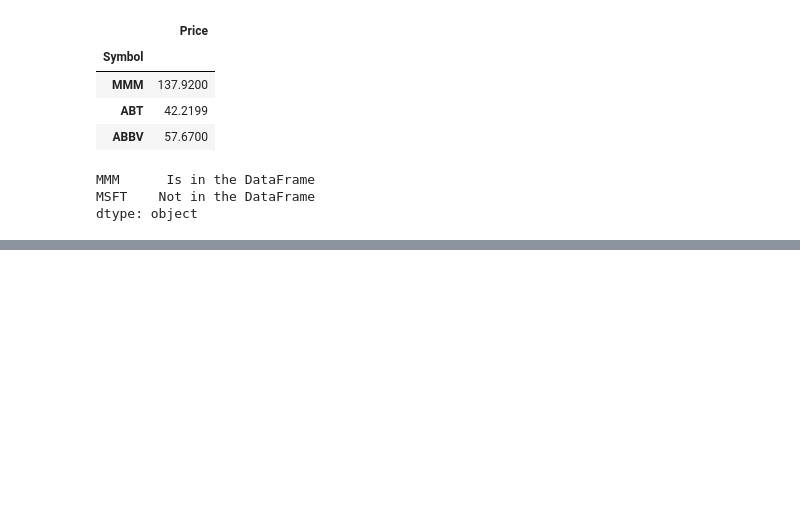
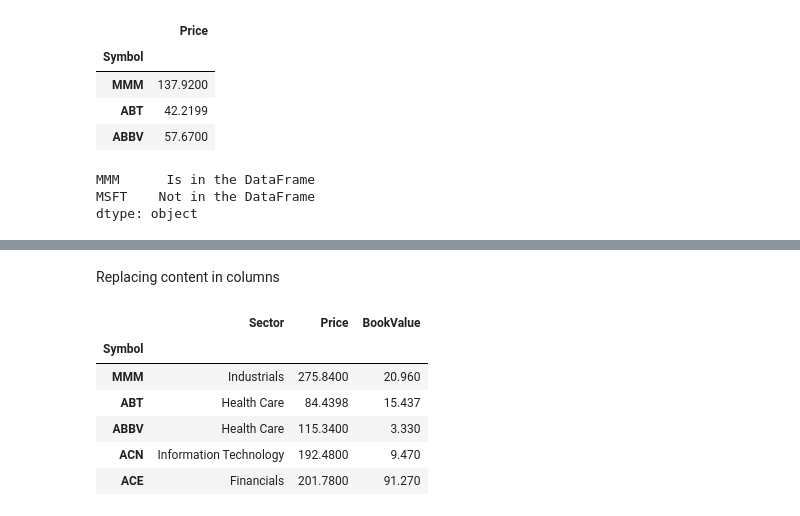
Before and after one commit to andirey/Notebooks, a Jupyter notebook: LearningPandas/Learning pandas 5.ipynb, the cells around one changed output, grey strips where cells are left out. Drawn from its saved outputs; the diff is of its cells as text; code cells hidden in the pictures; blank space fills up the shorter version.

```diff
--- a/LearningPandas/Learning pandas 5.ipynb
+++ b/LearningPandas/Learning pandas 5.ipynb
@@ -519,0 +529,14 @@ dtype: object
+# %% [markdown]
+Replacing content in columns
+# %%
+copy = sp500.copy()
+copy.Price = sp500.Price * 2
+copy[:5]
+# %% [output]
+|  | Sector | Price | BookValue |
+| Symbol |  |  |  |
+| MMM | Industrials | 275.8400 | 20.960 |
+| ABT | Health Care | 84.4398 | 15.437 |
+| ABBV | Health Care | 115.3400 | 3.330 |
+| ACN | Information Technology | 192.4800 | 9.470 |
+| ACE | Financials | 201.7800 | 91.270 |
```
Also changed, not shown: parts of 13 cells of this notebook, 1 other file.
